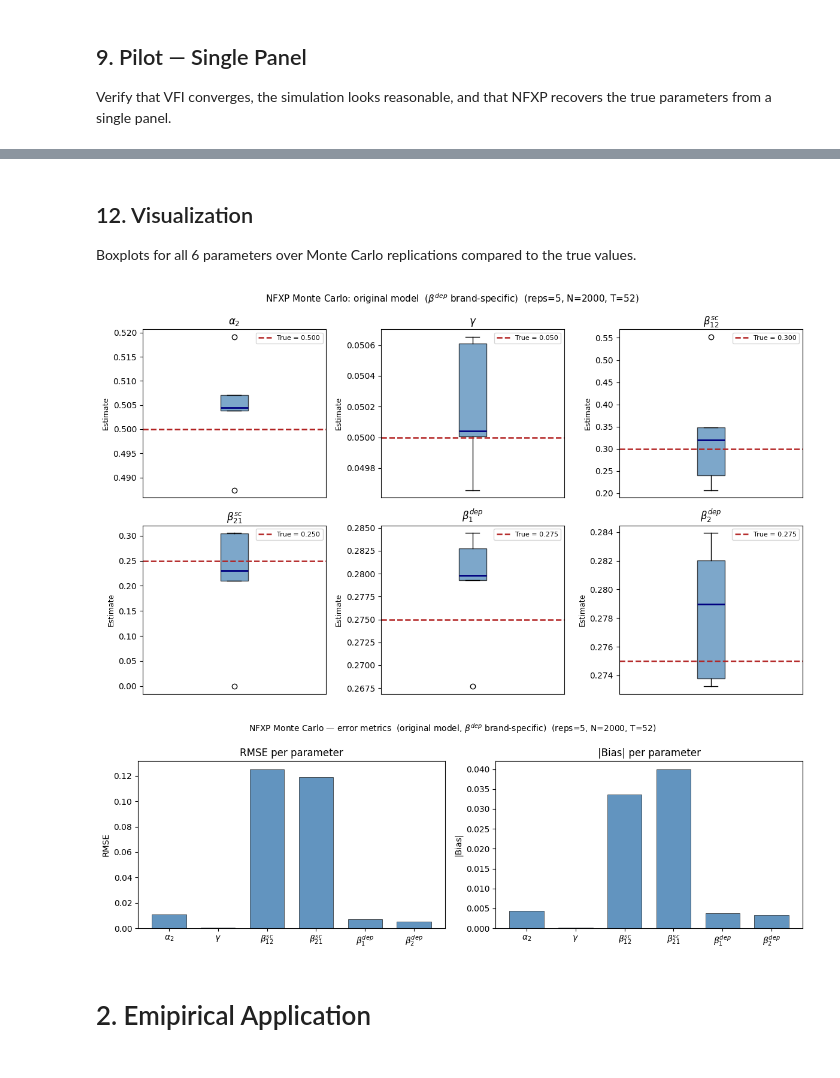
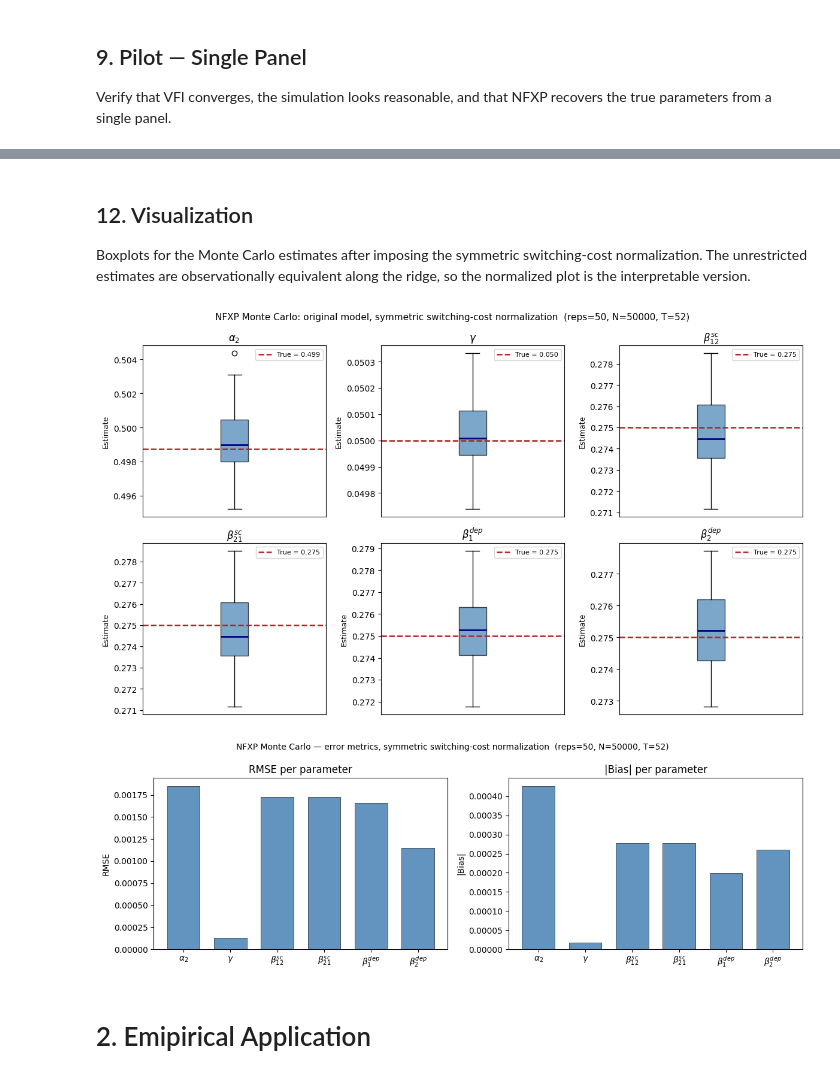
Before and after one commit to OEiberg/dp_ucph_oe, a Jupyter notebook: Term Paper OEJ x SRL/nfxp_original.ipynb, the cells around one changed output, grey strips where cells are left out. Cells and saved outputs as stored; diff of their text form; code cells hidden in the pictures.

Commit message:
Adding commenting and fixing the bias explosion of the switching costs. Fix MC switching-cost bias via identification normalization.

```diff
--- a/Term Paper OEJ x SRL/nfxp_original.ipynb
+++ b/Term Paper OEJ x SRL/nfxp_original.ipynb
@@ -571,7 +832,7 @@ beta_dep_2 0.2750      5    0.2784  0.0034        1.2303 0.0048   0.0021   0.274
 # %% [markdown]
 ## 12. Visualization
 
-Boxplots for all 6 parameters over Monte Carlo replications compared to the true values.
+Boxplots for the Monte Carlo estimates after imposing the symmetric switching-cost normalization. The unrestricted estimates are observationally equivalent along the ridge, so the normalized plot is the interpretable version.
 # %%
 # LaTeX labels for each parameter (used in plots)
 latex_lbl = {
@@ -583,65 +844,87 @@ latex_lbl = {
     "beta_dep_2": r"$\beta^{dep}_2$",
 }
 
+# Use the normalized MC draws for presentation if the identification cell has been run.
+plot_results = normalized_results if "normalized_results" in globals() else results
+plot_theta_true = THETA_TRUE_NORMALIZED if "THETA_TRUE_NORMALIZED" in globals() else THETA_TRUE
+
+# Create a 2-by-3 grid: one subplot for each estimated parameter.
 fig, axes = plt.subplots(2, 3, figsize=(12, 7))
+# Flatten axes so they can be looped over like a simple list.
 axes = axes.flatten()
 
 for ax, (i, name) in zip(axes, enumerate(PARAM_NAMES)):
-    est    = results[results["param"] == name]["estimate"].to_numpy()
-    true_v = THETA_TRUE[i]
+    # Pull all Monte Carlo estimates for the current parameter.
+    est    = plot_results[plot_results["param"] == name]["estimate"].to_numpy()
+    # The horizontal reference line is the true DGP value.
+    true_v = plot_theta_true[i]
     # Box shows distribution of MC estimates; dashed line marks true value
     ax.boxplot(est, vert=True, patch_artist=True,
                boxprops=dict(facecolor="steelblue", alpha=0.7),
                medianprops=dict(color="navy", linewidth=2))
     ax.axhline(true_v, color="firebrick", lw=1.8, ls="--",
                label=f"True = {true_v:.3f}")
+    # Use mathematical labels for readability in the figure.
     ax.set_title(latex_lbl.get(name, name), fontsize=12)
     ax.set_ylabel("Estimate", fontsize=9)
     ax.legend(fontsize=8)
+    # Hide meaningless x-axis ticks; each subplot has only one box.
     ax.xaxis.set_major_locator(mticker.NullLocator())
 
+# Add one shared title describing the Monte Carlo design.
 fig.suptitle(
-    r"NFXP Monte Carlo: original model  ($\beta^{dep}$ brand-specific)"
+    r"NFXP Monte Carlo: original model, symmetric switching-cost normalization"
     f"  (reps={MC_REPS}, N={N}, T={T})",
     fontsize=11,
 )
+# Tighten layout and save the figure for use in the paper.
 plt.tight_layout()
 plt.savefig("nfxp_mc_boxplots_original.pdf", bbox_inches="tight")
 plt.show()
 # %% [output]
-[figure, old version]
+[figure, new version]
 # %%
-# Bias and RMSE bar chart — summarizes estimation accuracy across parameters
+# Bias and RMSE bar chart; use normalized summary for presentation if available.
+plot_summary = normalized_summary if "normalized_summary" in globals() else summary
+# Reuse the LaTeX parameter labels from the boxplot figure.
 labels   = [latex_lbl.get(n, n) for n in PARAM_NAMES]
-bias_abs = [abs(summary.loc[summary["param"] == n, "bias"].values[0]) for n in PARAM_NAMES]
-rmse_v   = [summary.loc[summary["param"] == n, "rmse"].values[0]      for n in PARAM_NAMES]
+# Absolute bias measures average signed error in magnitude.
+bias_abs = [abs(plot_summary.loc[plot_summary["param"] == n, "bias"].values[0]) for n in PARAM_NAMES]
+# RMSE combines bias and Monte Carlo variation.
+rmse_v   = [plot_summary.loc[plot_summary["param"] == n, "rmse"].values[0]      for n in PARAM_NAMES]
 
+# x positions are shared by both bar charts.
 x = np.arange(len(PARAM_NAMES))
 w = 0.35
 
+# Make two side-by-side panels: RMSE and absolute bias.
 fig, axes = plt.subplots(1, 2, figsize=(12, 4))
 
+# Draw the same bar-chart structure for each metric.
 for ax, vals, ylabel, title in [
     (axes[0], rmse_v,   "RMSE",   "RMSE per parameter"),
     (axes[1], bias_abs, "|Bias|", "|Bias| per parameter"),
 ]:
     ax.bar(x, vals, 2 * w, color="steelblue", alpha=0.85, edgecolor="black", lw=0.5)
     ax.set_xticks(x)
     ax.set_xticklabels(labels, fontsize=10)
     ax.set_ylabel(ylabel)
     ax.set_title(title)
+    # Zero line anchors the scale visually.
     ax.axhline(0, color="black", lw=0.5)
 
+# Shared title records the model and simulation design.
 fig.suptitle(
-    r"NFXP Monte Carlo — error metrics  (original model, $\beta^{dep}$ brand-specific)"
+    r"NFXP Monte Carlo — error metrics, symmetric switching-cost normalization"
     f"  (reps={MC_REPS}, N={N}, T={T})",
     fontsize=10,
 )
+# Tight layout avoids label clipping before saving.
 plt.tight_layout()
 plt.savefig("nfxp_mc_bias_rmse_original.pdf", bbox_inches="tight")
 plt.show()
 # %% [output]
-[figure, old version]
+[figure, new version]
 # %% [markdown]
 # 2. Emipirical Application
 # %%
```
Also changed, not shown: parts of 21 cells of this notebook, 2 other files.
